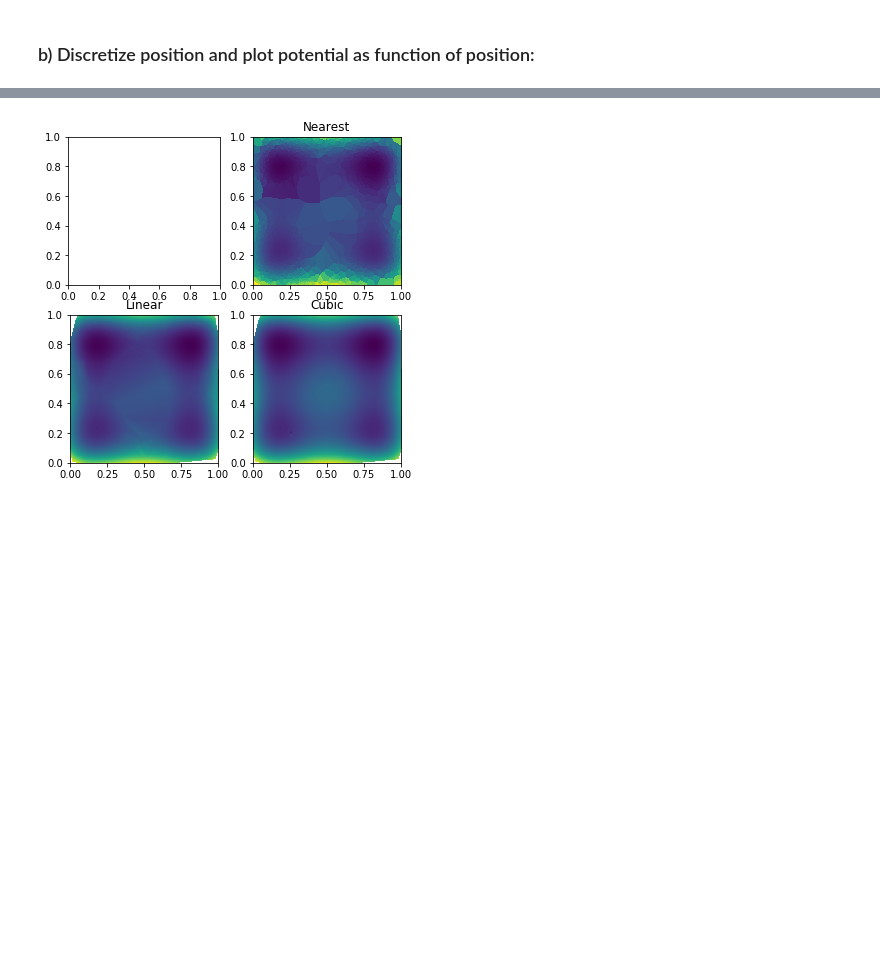
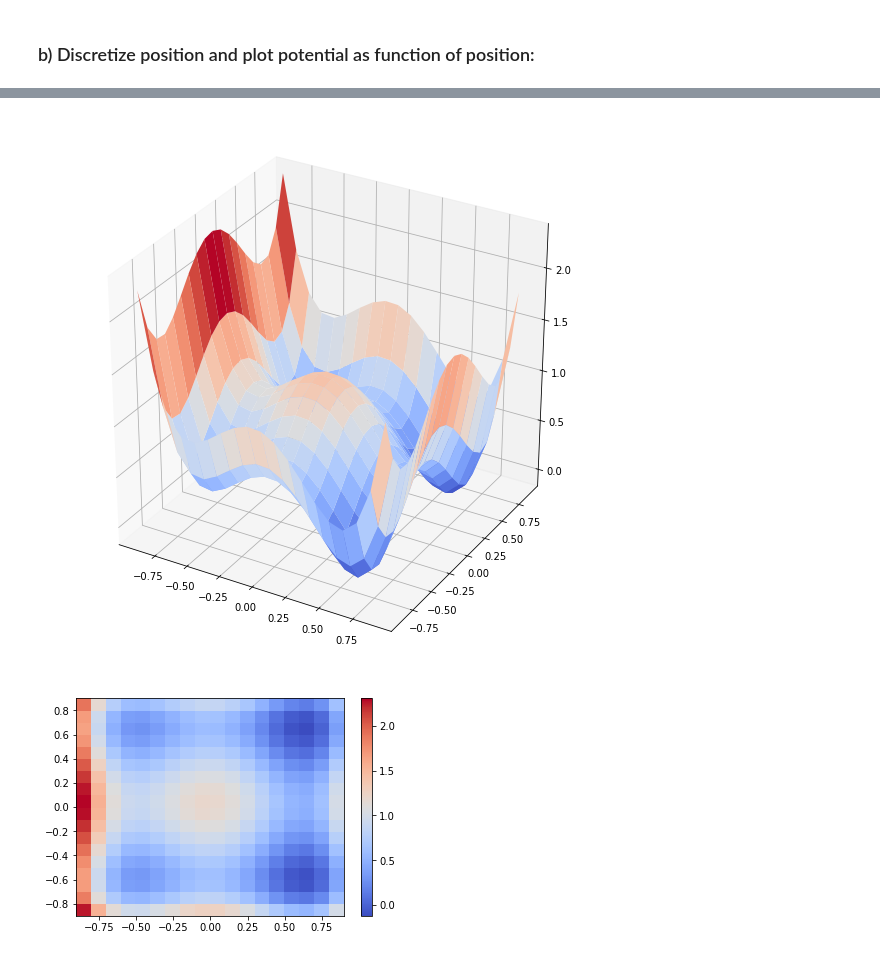
Before and after one commit to evabertalan/comp_physics, a Jupyter notebook: exam/Motion_in_potential.ipynb, the cells around one changed output, grey strips where cells are left out. Saved outputs shown, nothing was run; the diff lists cells and outputs as text; code cells hidden in the pictures; blank space fills up the shorter version.

```diff
--- a/exam/Motion_in_potential.ipynb
+++ b/exam/Motion_in_potential.ipynb
@@ -70,6 +76,0 @@ TypeError: Input z must be a 2D array.
-# %%
-    ax[0].plot(traj[:,0], traj[:,1], '--', color='grey')
-    ax[0].scatter(traj[:,0], traj[:,1], c=traj[:,0])
-    ax[0].set_title('Positions colored by potential energy')
-    ax[0].set_xlabel('x')
-    ax[0].set_ylabel('y')
@@ -103,15 +77,20 @@ plt.plot(trj1[:10000][:,0], trj1[:10000][:,2])
 # %%
 def discretize_grid(traj):
-    N = int(len(traj)*0.1)
-    x = np.linspace(min(traj[:,0]),  max(traj[:,0]), N, endpoint=True)
-    y = np.linspace(min(traj[:,1]),  max(traj[:,1]), N, endpoint=True)
+
+    x = np.arange(min(traj[:,0])+0.1,  max(traj[:,0]), 0.1)
+    y = np.arange(min(traj[:,1])+0.1,  max(traj[:,1]), 0.1)
     z = traj[:,2]
     X, Y = np.meshgrid(x, y)
-#     print(X)
     zi = griddata((traj[:,0], traj[:,1]), z, (X, Y), method='cubic')
 
-    print(zi)
-#     fig = plt.figure()
-#     ax = fig.gca(projection='3d')
-#     ax.plot_surface(X, Y, zi, cmap=cm.coolwarm,
-#                        linewidth=0, antialiased=False)
+    for i in range(len(zi)):
+        zi[i] = [0 if np.isnan(j) else j for j in zi[i]]
+
+    fig = plt.figure(figsize=(10,10))
+    ax = fig.gca(projection='3d')
+    ax.plot_surface(X, Y, zi, cmap=cm.coolwarm)
+
+    fig, ax = plt.subplots()
+    p = ax.pcolor(X, Y, zi, cmap=cm.coolwarm)
+    cb = fig.colorbar(p)
+    return zi
@@ -141,28 +97,5 @@ discretize_grid(trj1[:100])
-# %%
-traj = trj1
-N = int(len(traj)*0.1)
-x = np.linspace(min(traj[:,0]),  max(traj[:,0]), N, endpoint=True)
-y = np.linspace(min(traj[:,1]),  max(traj[:,1]), N, endpoint=True)
-z = traj[:,2]
-X, Y = np.meshgrid(x, y)
-
-grid_z0 = griddata((traj[:,0], traj[:,1]), z, (X, Y), method='nearest')
-grid_z1 = griddata((traj[:,0], traj[:,1]), z, (X, Y), method='linear')
-grid_z2 = griddata((traj[:,0], traj[:,1]), z, (X, Y), method='cubic')
-
-plt.subplot(221)
-# plt.imshow(traj[:,2].T, extent=(0,1,0,1), origin='lower')
-# plt.plot(traj[:,0], traj[:,1], 'k.', ms=1)
-# plt.title('Original')
-plt.subplot(222)
-plt.imshow(grid_z0.T, extent=(0,1,0,1), origin='lower')
-plt.title('Nearest')
-plt.subplot(223)
-plt.imshow(grid_z1.T, extent=(0,1,0,1), origin='lower')
-plt.title('Linear')
-plt.subplot(224)
-plt.imshow(grid_z2.T, extent=(0,1,0,1), origin='lower')
-plt.title('Cubic')
-plt.gcf().set_size_inches(6, 6)
-# %% [output]
-[figure, removed]
+# %%
+pot1 = discretize_grid(trj1)
+# %% [output]
+[figure, added]
+[figure, added]
```
Also changed, not shown: parts of 35 cells of this notebook.
